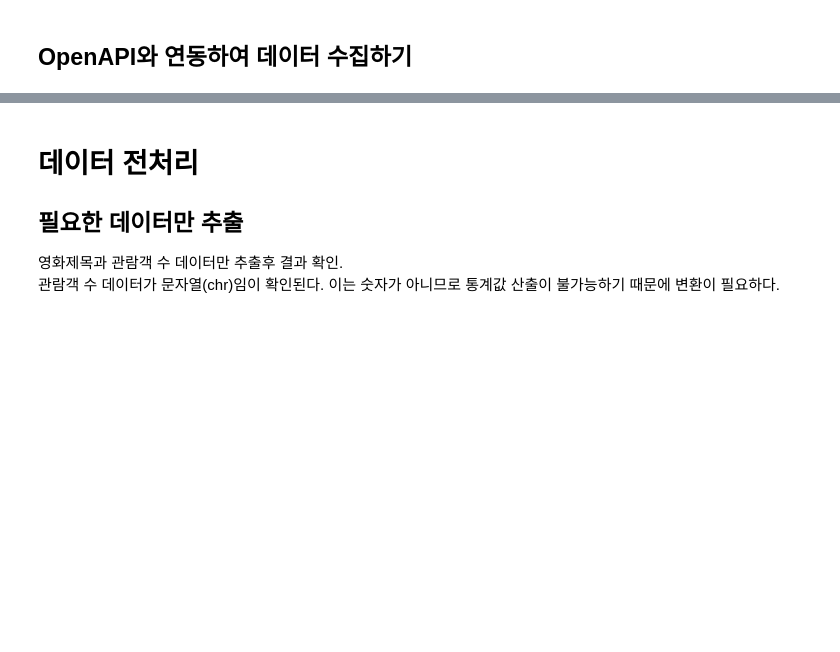
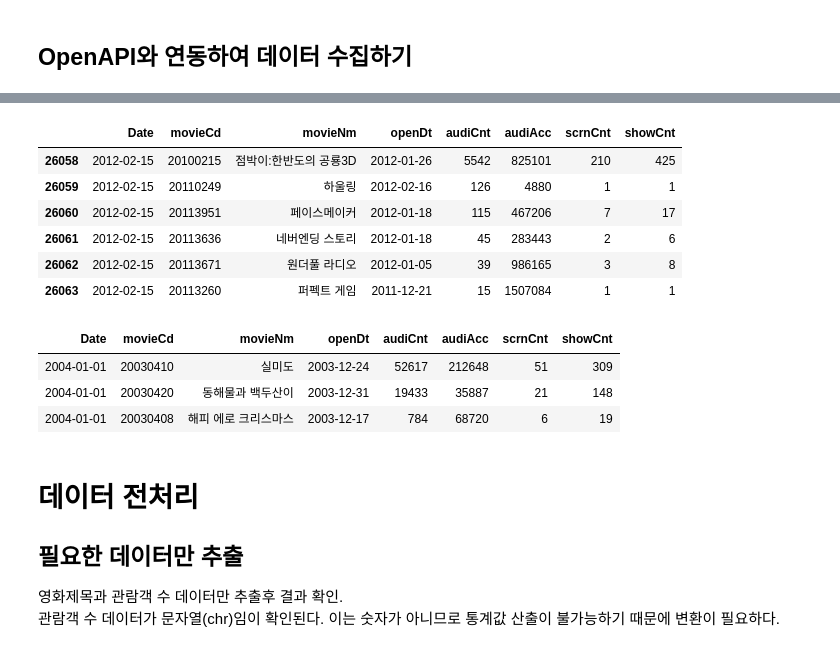
Before and after one commit to bjKim2/pj_rprac, a Jupyter notebook: 영화진흥위원회.ipynb, the cells around one changed output, grey strips where cells are left out. Drawn from its saved outputs; the diff is of its cells as text; code cells hidden in the pictures; blank space fills up the shorter version.

```diff
--- a/영화진흥위원회.ipynb
+++ b/영화진흥위원회.ipynb
@@ -121,0 +173,10 @@ resp_df
+# %%
+tail(df)
+# %% [output]
+|  | Date | movieCd | movieNm | openDt | audiCnt | audiAcc | scrnCnt | showCnt |
+| 26058 | 2012-02-15 | 20100215 | 점박이:한반도의 공룡3D | 2012-01-26 | 5542 | 825101 | 210 | 425 |
+| 26059 | 2012-02-15 | 20110249 | 하울링 | 2012-02-16 | 126 | 4880 | 1 | 1 |
+| 26060 | 2012-02-15 | 20113951 | 페이스메이커 | 2012-01-18 | 115 | 467206 | 7 | 17 |
+| 26061 | 2012-02-15 | 20113636 | 네버엔딩 스토리 | 2012-01-18 | 45 | 283443 | 2 | 6 |
+| 26062 | 2012-02-15 | 20113671 | 원더풀 라디오 | 2012-01-05 | 39 | 986165 | 3 | 8 |
+| 26063 | 2012-02-15 | 20113260 | 퍼펙트 게임 | 2011-12-21 | 15 | 1507084 | 1 | 1 |
@@ -122,3 +198,10 @@ resp_df
+# %%
+temp_df
+# %% [output]
+| Date | movieCd | movieNm | openDt | audiCnt | audiAcc | scrnCnt | showCnt |
+| 2004-01-01 | 20030410 | 실미도 | 2003-12-24 | 52617 | 212648 | 51 | 309 |
+| 2004-01-01 | 20030420 | 동해물과 백두산이 | 2003-12-31 | 19433 | 35887 | 21 | 148 |
+| 2004-01-01 | 20030408 | 해피 에로 크리스마스 | 2003-12-17 | 784 | 68720 | 6 | 19 |
 # %% [markdown]
 # 데이터 전처리
 ## 필요한 데이터만 추출
```
Also changed, not shown: parts of 17 cells of this notebook, 32 other files.
